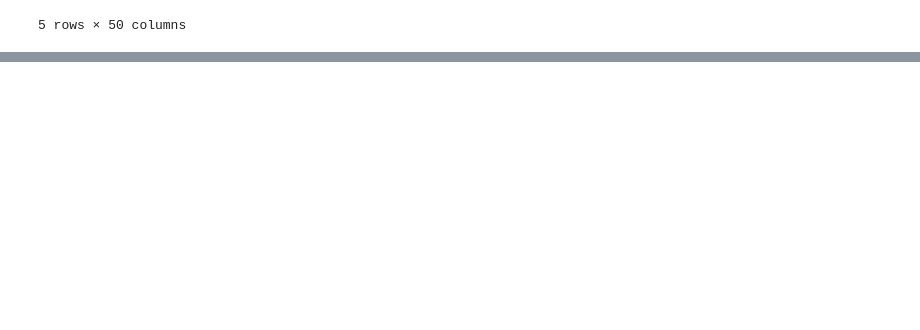
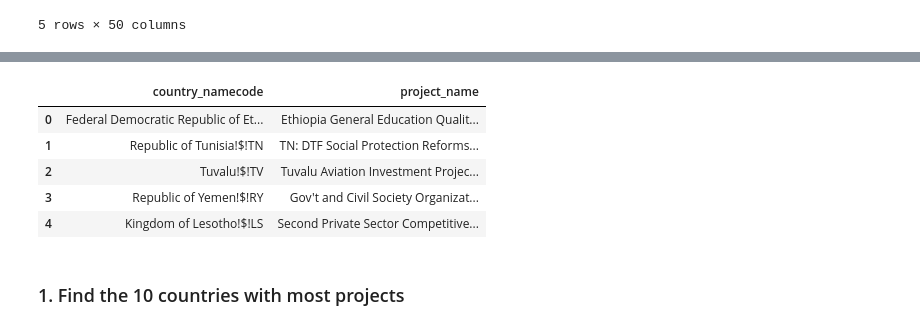
Before and after one commit to MPhillips55/SB-json-exercise, a Jupyter notebook: sliderule_dsi_json_exercise.ipynb, the cells around one changed output, grey strips where cells are left out. Drawn from its saved outputs; the diff is of its cells as text; code cells hidden in the pictures; blank space fills up the shorter version.

```diff
--- a/sliderule_dsi_json_exercise.ipynb
+++ b/sliderule_dsi_json_exercise.ipynb
@@ -102,8 +101,8 @@ Using data in file 'data/world_bank_projects.json' and the techniques demonstrat
 3. In 2. above you will notice that some entries have only the code and the name is missing. Create a dataframe with the missing names filled in.
 # %%
 # load as Pandas dataframe
-sample_json_df = pd.read_json('data/world_bank_projects.json')
-sample_json_df.head()
+df = pd.read_json('data/world_bank_projects.json')
+df.head()
 # %% [output]
 |  | _id | approvalfy | board_approval_month | boardapprovaldate | borrower | closingdate | country_namecode | ... |
 | 0 | {u'$oid': u'52b213b38594d8a2be17c... | 1999 | November | 2013-11-12T00:00:00Z | FEDERAL DEMOCRATIC REPUBLIC OF ET... | 2018-07-07T00:00:00Z | Federal Democratic Republic of Et... | ... |
@@ -114,0 +134,12 @@ sample_json_df.head()
+# %%
+df1 = df[['country_namecode', 'project_name']]
+df1.head()
+# %% [output]
+|  | country_namecode | project_name |
+| 0 | Federal Democratic Republic of Et... | Ethiopia General Education Qualit... |
+| 1 | Republic of Tunisia!$!TN | TN: DTF Social Protection Reforms... |
+| 2 | Tuvalu!$!TV | Tuvalu Aviation Investment Projec... |
+| 3 | Republic of Yemen!$!RY | Gov't and Civil Society Organizat... |
+| 4 | Kingdom of Lesotho!$!LS | Second Private Sector Competitive... |
+# %% [markdown]
+### 1. Find the 10 countries with most projects
```
Also changed, not shown: parts of 10 cells of this notebook.
